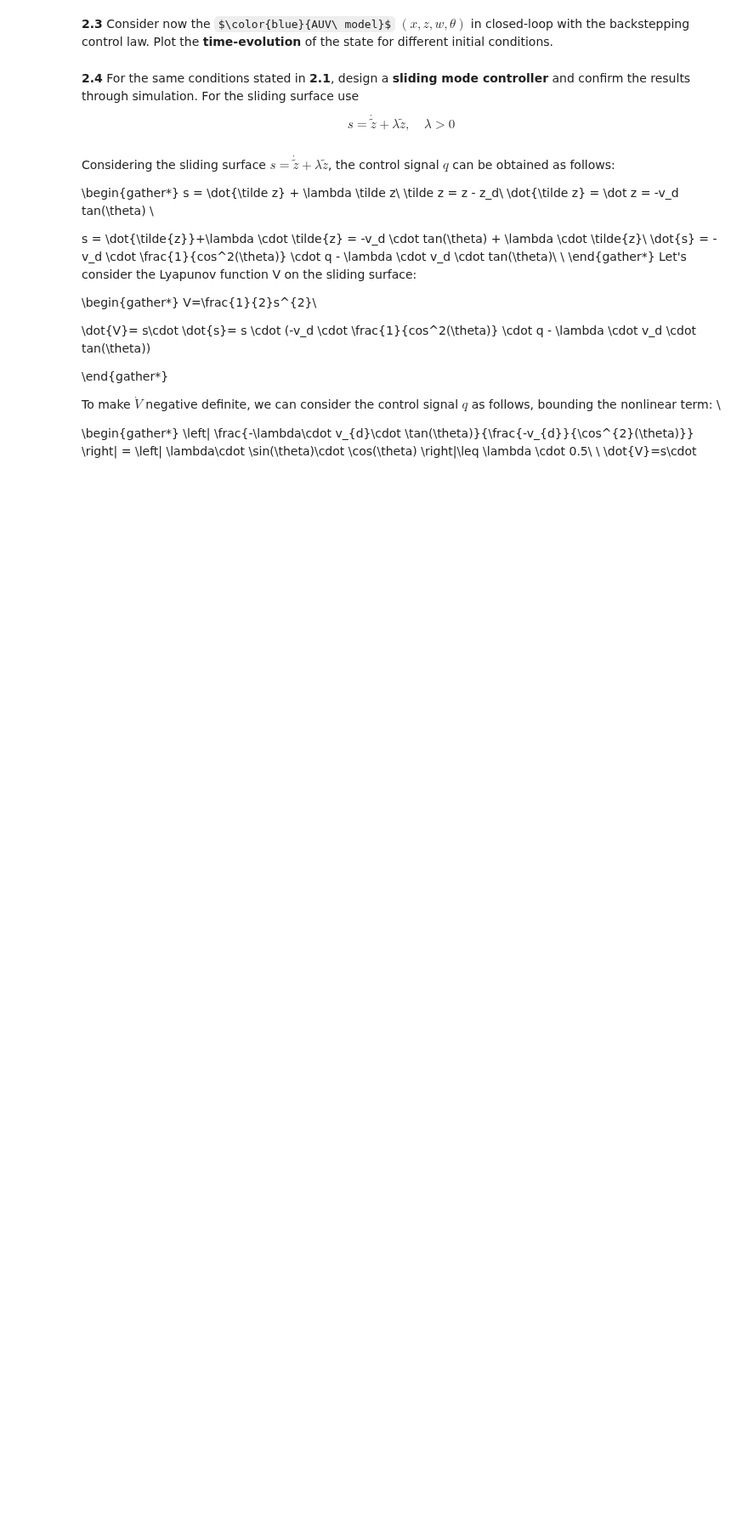
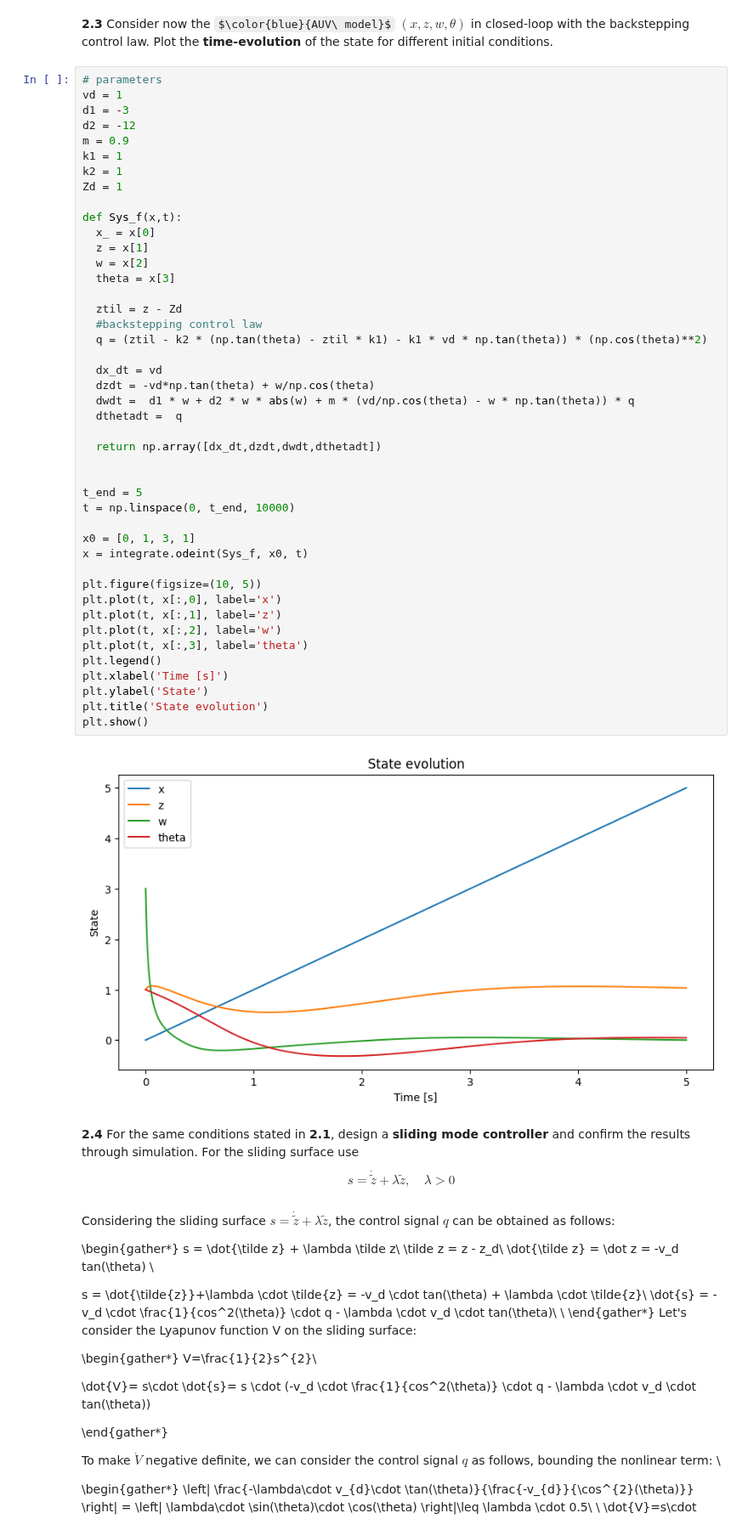
Before and after one commit to Xizesse/CO_project1, a Jupyter notebook: CO_project1.ipynb, the cells around one changed output. Shown at 85% size. Saved outputs shown, nothing was run; the diff lists cells and outputs as text; some formulas as TeX source; blank space fills up the shorter version.

```diff
--- a/CO_project1.ipynb
+++ b/CO_project1.ipynb
@@ -699,6 +698,52 @@ plt.show()
 **2.3**
 Consider now the $\color{blue}{AUV\ model}$ $(x,z,w,\theta)$ in closed-loop with the backstepping control law.
 Plot the **time-evolution** of the state  for different initial conditions.
+# %%
+# parameters
+vd = 1
+d1 = -3
+d2 = -12
+m = 0.9
+k1 = 1
+k2 = 1
+Zd = 1
+
+def Sys_f(x,t):
+  x_ = x[0]
+  z = x[1]
+  w = x[2]
+  theta = x[3]
+
+  ztil = z - Zd
+  #backstepping control law
+  q = (ztil - k2 * (np.tan(theta) - ztil * k1) - k1 * vd * np.tan(theta)) * (np.cos(theta)**2)
+
+  dx_dt = vd
+  dzdt = -vd*np.tan(theta) + w/np.cos(theta)
+  dwdt =  d1 * w + d2 * w * abs(w) + m * (vd/np.cos(theta) - w * np.tan(theta)) * q
+  dthetadt =  q
+
+  return np.array([dx_dt,dzdt,dwdt,dthetadt])
+
+
+t_end = 5
+t = np.linspace(0, t_end, 10000)
+
+x0 = [0, 1, 3, 1]
+x = integrate.odeint(Sys_f, x0, t)
+
+plt.figure(figsize=(10, 5))
+plt.plot(t, x[:,0], label='x')
+plt.plot(t, x[:,1], label='z')
+plt.plot(t, x[:,2], label='w')
+plt.plot(t, x[:,3], label='theta')
+plt.legend()
+plt.xlabel('Time [s]')
+plt.ylabel('State')
+plt.title('State evolution')
+plt.show()
+# %% [output]
+[figure, added]
 # %% [markdown]
 **2.4**
 For the same conditions stated in **2.1**, design a **sliding mode controller** and confirm the results through simulation.
```
Also changed, not shown: parts of 2 cells of this notebook.
